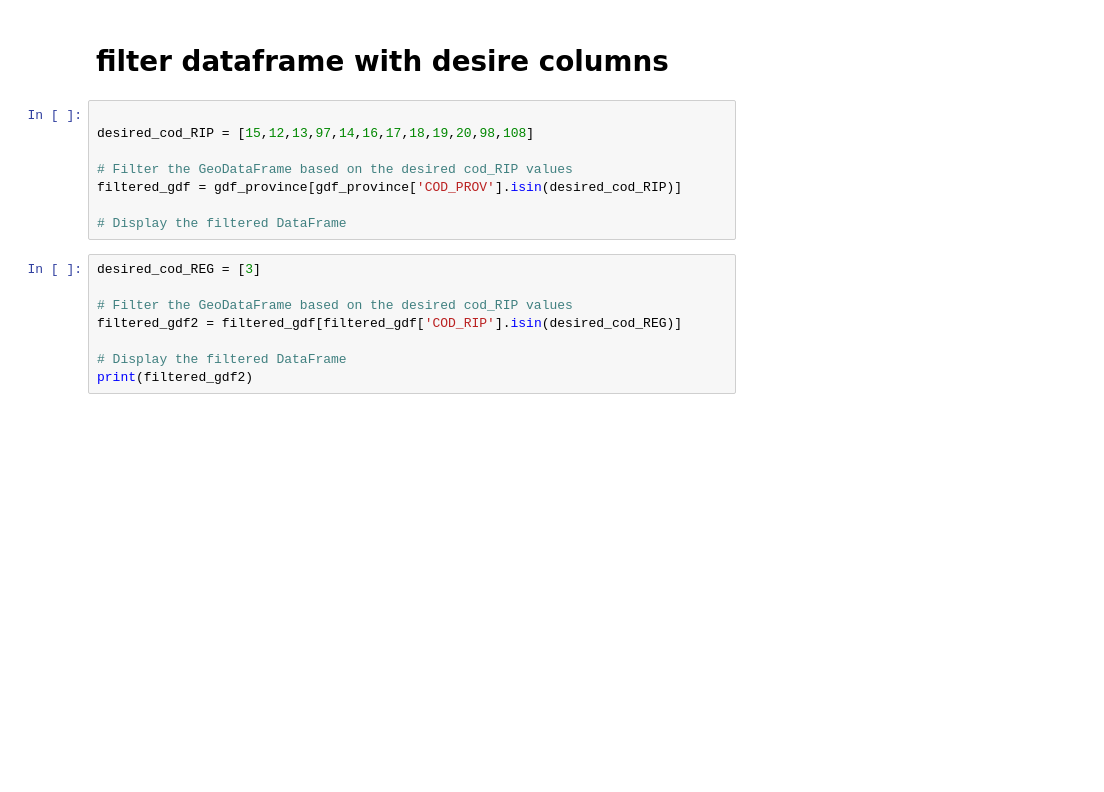
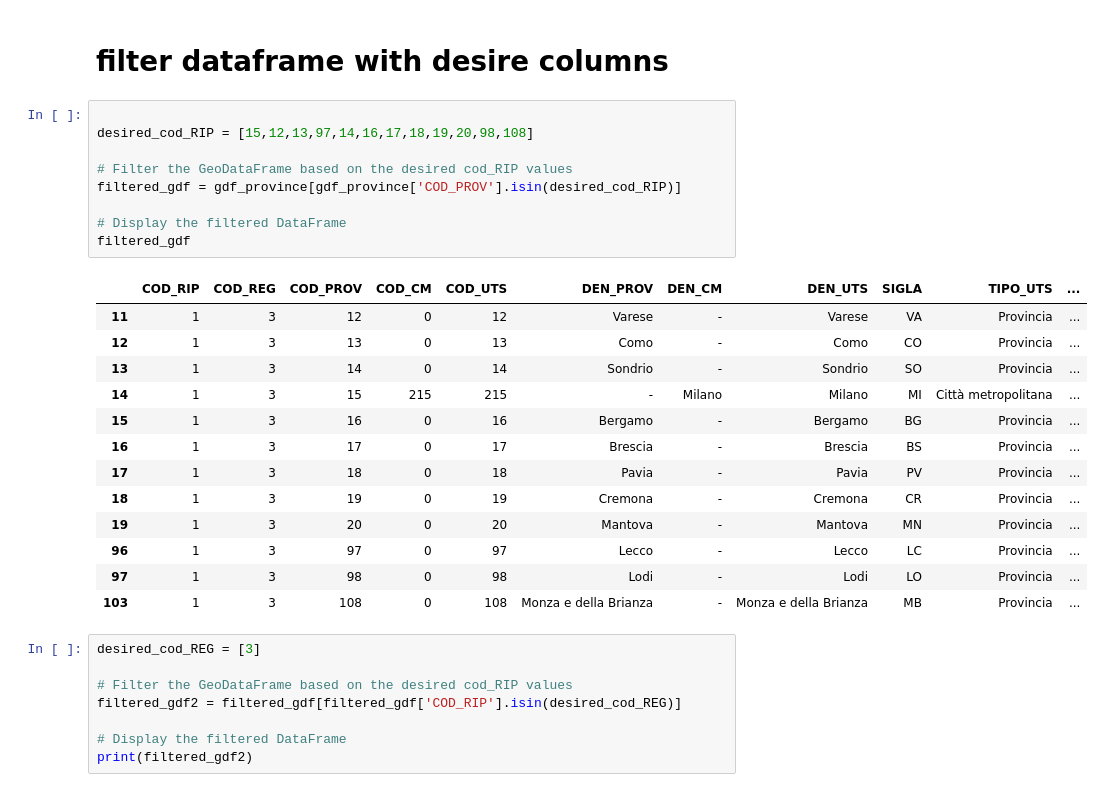
Before and after one commit to Black-Lights/AUPE, a Jupyter notebook: DB_project2024.ipynb, the cells around one changed output. Saved outputs shown, nothing was run; the diff lists cells and outputs as text; blank space fills up the shorter version.

```diff
--- a/DB_project2024.ipynb
+++ b/DB_project2024.ipynb
@@ -74,11 +90,26 @@ gdf_province = gpd.read_file(shapefile_path_province)
 # %%
 
 desired_cod_RIP = [15,12,13,97,14,16,17,18,19,20,98,108]
 
 # Filter the GeoDataFrame based on the desired cod_RIP values
 filtered_gdf = gdf_province[gdf_province['COD_PROV'].isin(desired_cod_RIP)]
 
 # Display the filtered DataFrame
+filtered_gdf
+# %% [output]
+|  | COD_RIP | COD_REG | COD_PROV | COD_CM | COD_UTS | DEN_PROV | DEN_CM | DEN_UTS | SIGLA | TIPO_UTS | ... |
+| 11 | 1 | 3 | 12 | 0 | 12 | Varese | - | Varese | VA | Provincia | ... |
+| 12 | 1 | 3 | 13 | 0 | 13 | Como | - | Como | CO | Provincia | ... |
+| 13 | 1 | 3 | 14 | 0 | 14 | Sondrio | - | Sondrio | SO | Provincia | ... |
+| 14 | 1 | 3 | 15 | 215 | 215 | - | Milano | Milano | MI | Città metropolitana | ... |
+| 15 | 1 | 3 | 16 | 0 | 16 | Bergamo | - | Bergamo | BG | Provincia | ... |
+| 16 | 1 | 3 | 17 | 0 | 17 | Brescia | - | Brescia | BS | Provincia | ... |
+| 17 | 1 | 3 | 18 | 0 | 18 | Pavia | - | Pavia | PV | Provincia | ... |
+| 18 | 1 | 3 | 19 | 0 | 19 | Cremona | - | Cremona | CR | Provincia | ... |
+| 19 | 1 | 3 | 20 | 0 | 20 | Mantova | - | Mantova | MN | Provincia | ... |
+| 96 | 1 | 3 | 97 | 0 | 97 | Lecco | - | Lecco | LC | Provincia | ... |
+| 97 | 1 | 3 | 98 | 0 | 98 | Lodi | - | Lodi | LO | Provincia | ... |
+| 103 | 1 | 3 | 108 | 0 | 108 | Monza e della Brianza | - | Monza e della Brianza | MB | Provincia | ... |
 # %%
 desired_cod_REG = [3]
 
```
Also changed, not shown: parts of 3 cells of this notebook, 1 other file.
